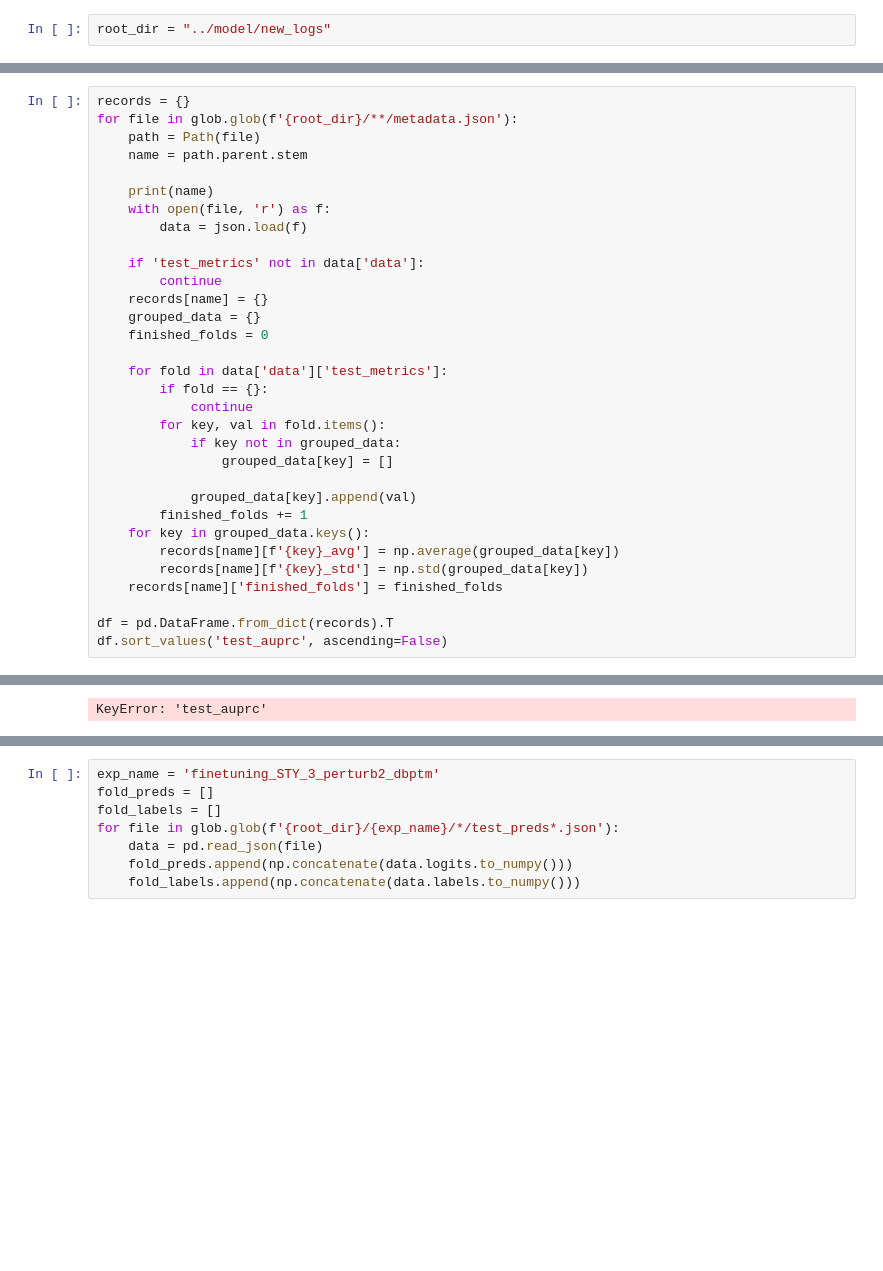
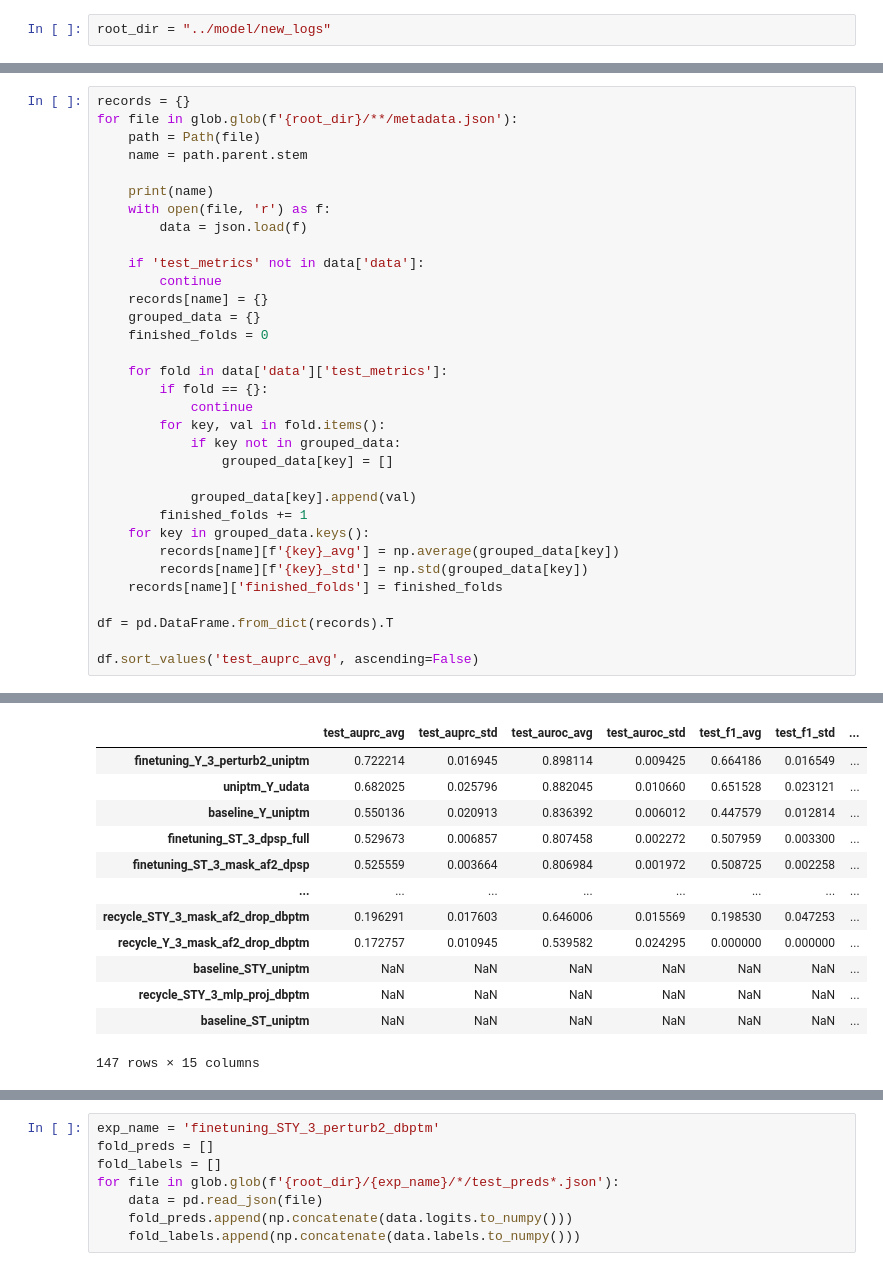
Before and after one commit to nexuso1/phossil, a Jupyter notebook: notebooks/graphs.ipynb, the cells around one changed output, grey strips where cells are left out. Drawn from its saved outputs; the diff is of its cells as text; blank space fills up the shorter version.

```diff
--- a/notebooks/graphs.ipynb
+++ b/notebooks/graphs.ipynb
@@ -38,5 +46,6 @@ for file in glob.glob(f'{root_dir}/**/metadata.json'):
     records[name]['finished_folds'] = finished_folds
 
 df = pd.DataFrame.from_dict(records).T
-df.sort_values('test_auprc', ascending=False)
+
+df.sort_values('test_auprc_avg', ascending=False)
 # %% [output]
@@ -45 +69,13 @@ finetuning_Y_3_perturb2_dbptm
+|  | test_auprc_avg | test_auprc_std | test_auroc_avg | test_auroc_std | test_f1_avg | test_f1_std | ... |
+| finetuning_Y_3_perturb2_uniptm | 0.722214 | 0.016945 | 0.898114 | 0.009425 | 0.664186 | 0.016549 | ... |
+| uniptm_Y_udata | 0.682025 | 0.025796 | 0.882045 | 0.010660 | 0.651528 | 0.023121 | ... |
+| baseline_Y_uniptm | 0.550136 | 0.020913 | 0.836392 | 0.006012 | 0.447579 | 0.012814 | ... |
+| finetuning_ST_3_dpsp_full | 0.529673 | 0.006857 | 0.807458 | 0.002272 | 0.507959 | 0.003300 | ... |
+| finetuning_ST_3_mask_af2_dpsp | 0.525559 | 0.003664 | 0.806984 | 0.001972 | 0.508725 | 0.002258 | ... |
+| ... | ... | ... | ... | ... | ... | ... | ... |
+| recycle_STY_3_mask_af2_drop_dbptm | 0.196291 | 0.017603 | 0.646006 | 0.015569 | 0.198530 | 0.047253 | ... |
+| recycle_Y_3_mask_af2_drop_dbptm | 0.172757 | 0.010945 | 0.539582 | 0.024295 | 0.000000 | 0.000000 | ... |
+| baseline_STY_uniptm | NaN | NaN | NaN | NaN | NaN | NaN | ... |
+| recycle_STY_3_mlp_proj_dbptm | NaN | NaN | NaN | NaN | NaN | NaN | ... |
+| baseline_ST_uniptm | NaN | NaN | NaN | NaN | NaN | NaN | ... |
-KeyError: 'test_auprc'
+147 rows × 15 columns
```
Also changed, not shown: parts of 19 cells of this notebook.
